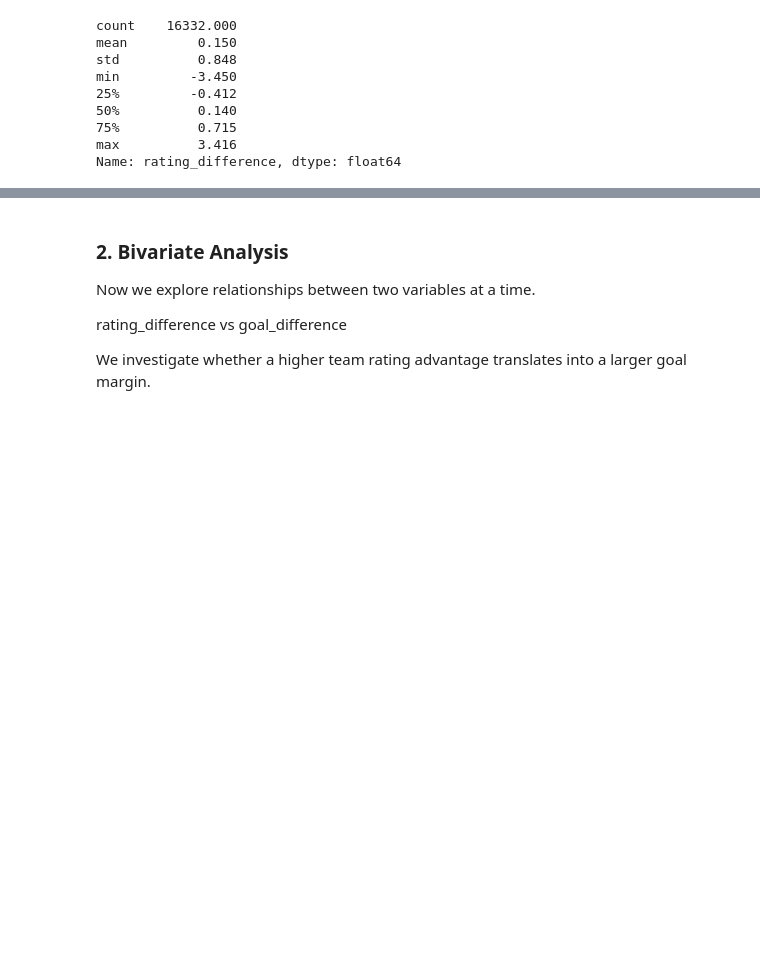
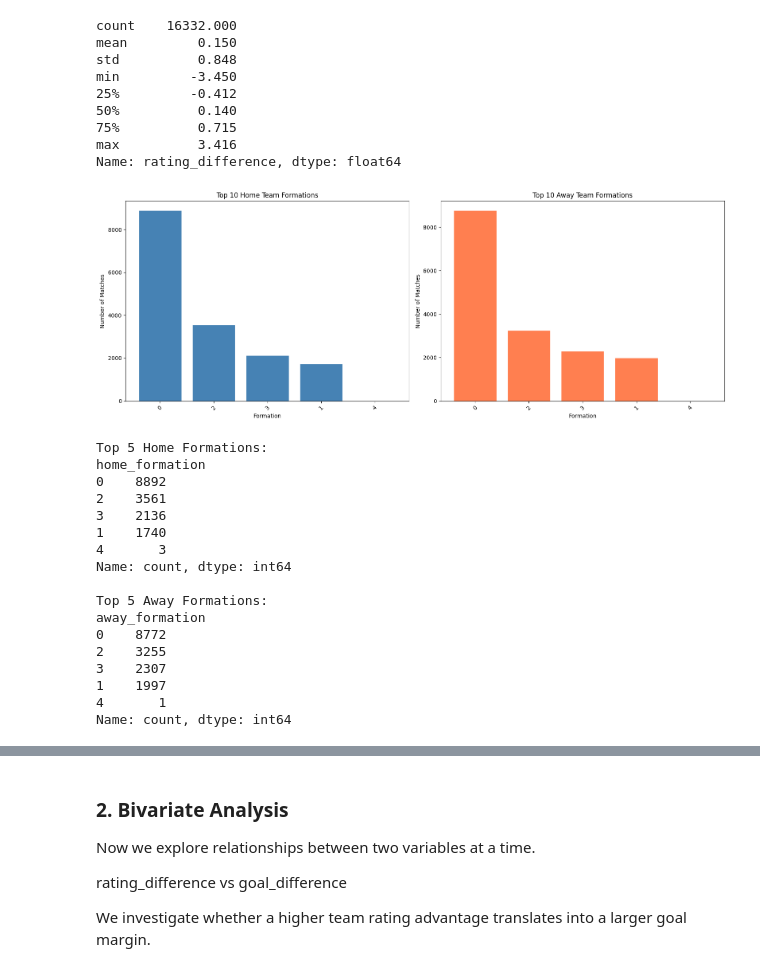
Before and after one commit to magrimuc/prj-2-eda-sql-football-matches-statistics, a Jupyter notebook: Ultimate_Master_notebook.ipynb, the cells around one changed output, grey strips where cells are left out. Drawn from its saved outputs; the diff is of its cells as text; code cells hidden in the pictures; blank space fills up the shorter version.

```diff
--- a/Ultimate_Master_notebook.ipynb
+++ b/Ultimate_Master_notebook.ipynb
@@ -1651,4 +1651,47 @@ min         -3.450
 75%          0.715
 max          3.416
 Name: rating_difference, dtype: float64
+# %%
+fig, axes = plt.subplots(1, 2, figsize=(16, 6))
+
+home_form = clean_df['home_formation'].value_counts().head(10)
+axes[0].bar(home_form.index.astype(str), home_form.values, color='steelblue', edgecolor='white')
+axes[0].set_title('Top 10 Home Team Formations')
+axes[0].set_xlabel('Formation')
+axes[0].set_ylabel('Number of Matches')
+axes[0].tick_params(axis='x', rotation=45)
+
+away_form = clean_df['away_formation'].value_counts().head(10)
+axes[1].bar(away_form.index.astype(str), away_form.values, color='coral', edgecolor='white')
+axes[1].set_title('Top 10 Away Team Formations')
+axes[1].set_xlabel('Formation')
+axes[1].set_ylabel('Number of Matches')
+axes[1].tick_params(axis='x', rotation=45)
+
+plt.tight_layout()
+plt.show()
+
+print("Top 5 Home Formations:")
+print(clean_df['home_formation'].value_counts().head(5))
+print("\nTop 5 Away Formations:")
+print(clean_df['away_formation'].value_counts().head(5))
+# %% [output]
+[figure, added]
+Top 5 Home Formations:
+home_formation
+0    8892
+2    3561
+3    2136
+1    1740
+4       3
+Name: count, dtype: int64
+
+Top 5 Away Formations:
+away_formation
+0    8772
+2    3255
+3    2307
+1    1997
+4       1
+Name: count, dtype: int64
 # %% [markdown]
```
Also changed, not shown: parts of 1 cell of this notebook.
